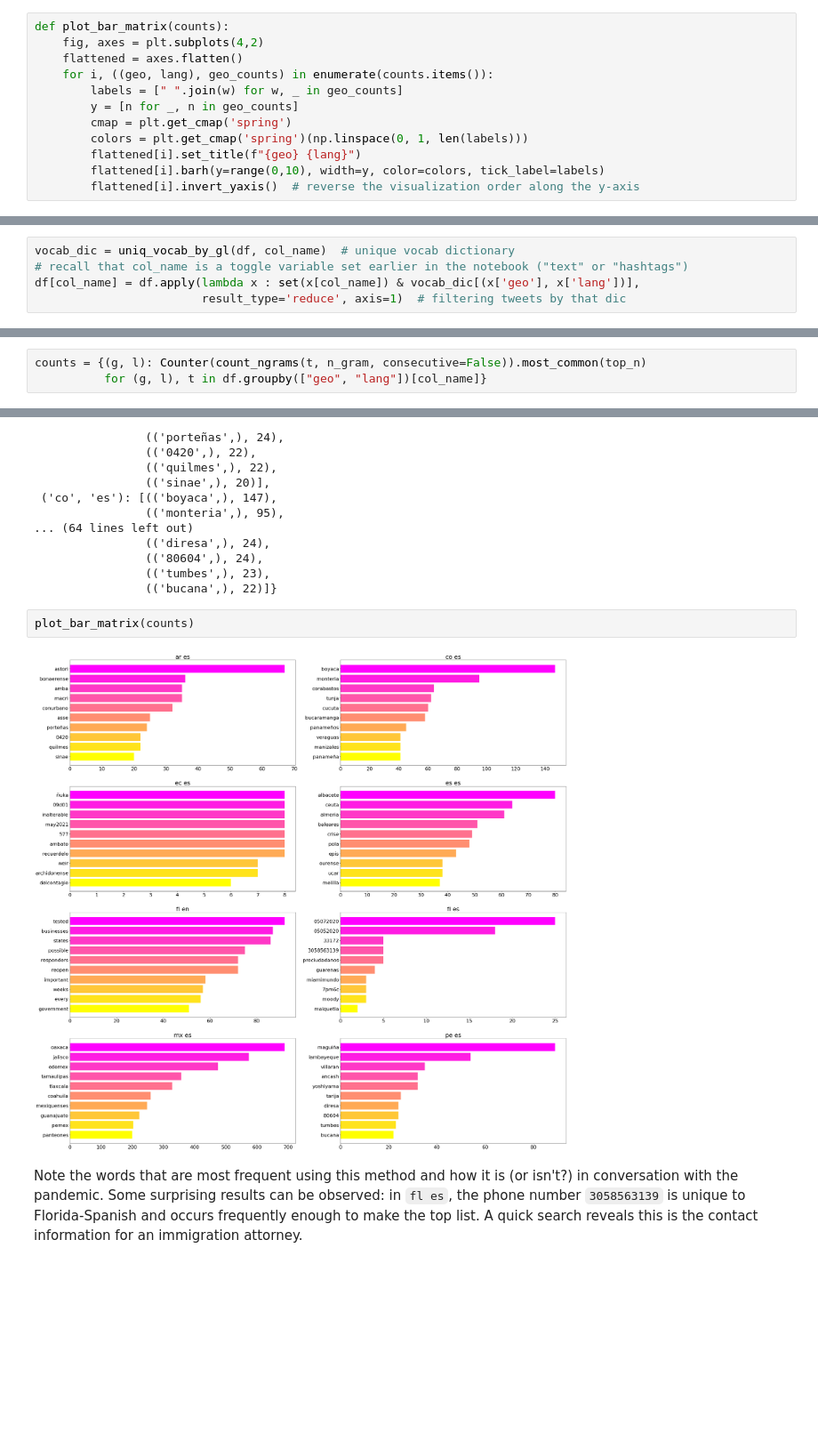
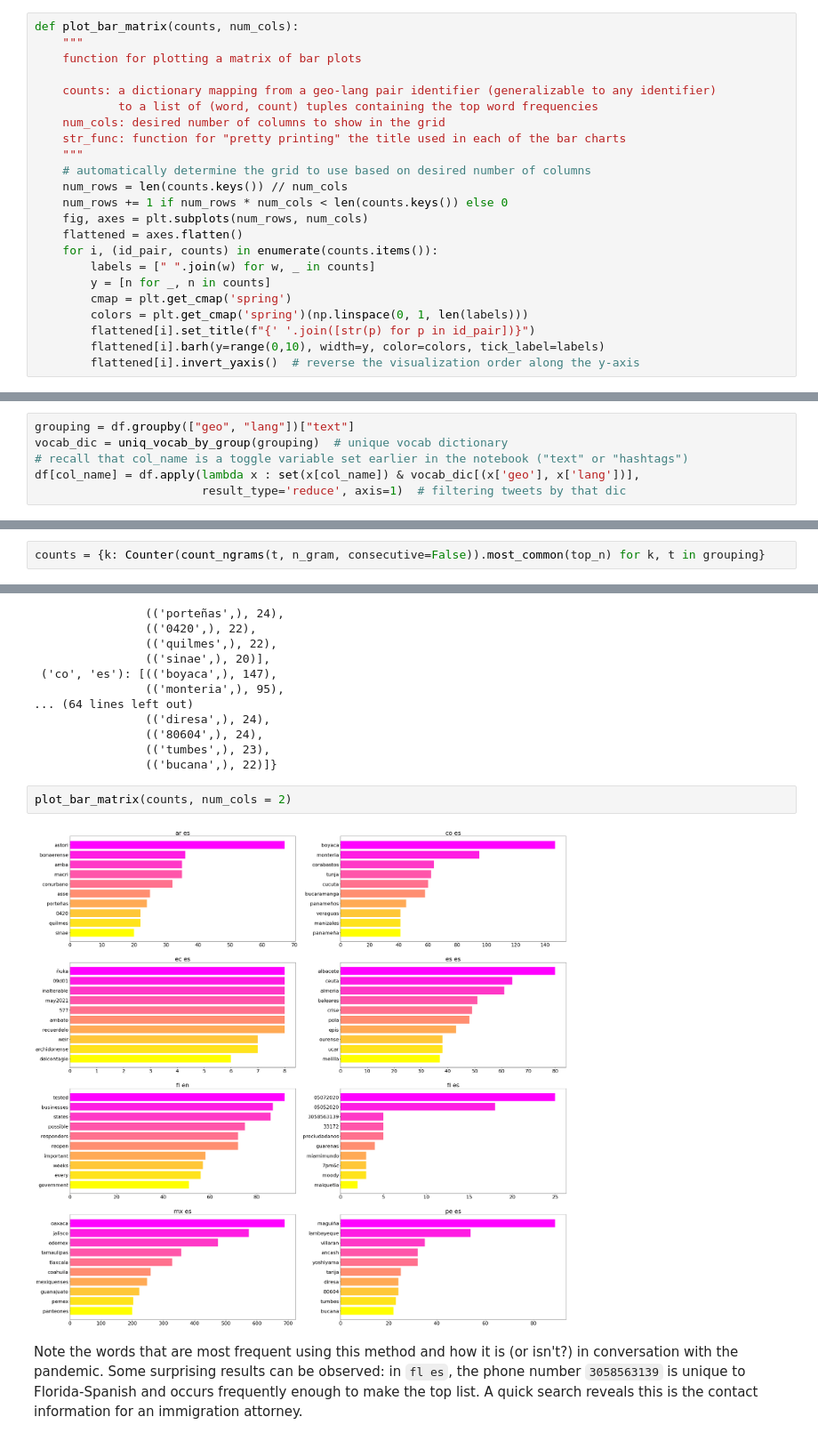
Before and after one commit to dh-miami/narratives_covid19, a Jupyter notebook: scripts/freq_analysis/top_ngrams.ipynb, the cells around one changed output, grey strips where cells are left out. Shown: that part at 89% size. Drawn from its saved outputs; the diff is of its cells as text; blank space fills up the shorter version.

```diff
--- a/scripts/freq_analysis/top_ngrams.ipynb
+++ b/scripts/freq_analysis/top_ngrams.ipynb
@@ -124,15 +124,26 @@ plt.rcParams.update({'font.size': 22})  # setting font size
 # %% [markdown]
 We create a matrix of bar charts, one for each location-language pair. The order visualization can be reversed by toggling the `invert_yaxis()` function call in `plot_bar_matrix()`.
 # %%
-def plot_bar_matrix(counts):
-    fig, axes = plt.subplots(4,2)
+def plot_bar_matrix(counts, num_cols):
+    """
+    function for plotting a matrix of bar plots
+
+    counts: a dictionary mapping from a geo-lang pair identifier (generalizable to any identifier)
+            to a list of (word, count) tuples containing the top word frequencies
+    num_cols: desired number of columns to show in the grid
+    str_func: function for "pretty printing" the title used in each of the bar charts
+    """
+    # automatically determine the grid to use based on desired number of columns
+    num_rows = len(counts.keys()) // num_cols
+    num_rows += 1 if num_rows * num_cols < len(counts.keys()) else 0
+    fig, axes = plt.subplots(num_rows, num_cols)
     flattened = axes.flatten()
-    for i, ((geo, lang), geo_counts) in enumerate(counts.items()):
-        labels = [" ".join(w) for w, _ in geo_counts]
-        y = [n for _, n in geo_counts]
+    for i, (id_pair, counts) in enumerate(counts.items()):
+        labels = [" ".join(w) for w, _ in counts]
+        y = [n for _, n in counts]
         cmap = plt.get_cmap('spring')
         colors = plt.get_cmap('spring')(np.linspace(0, 1, len(labels)))
-        flattened[i].set_title(f"{geo} {lang}")
+        flattened[i].set_title(f"{' '.join([str(p) for p in id_pair])}")
         flattened[i].barh(y=range(0,10), width=y, color=colors, tick_label=labels)
         flattened[i].invert_yaxis()  # reverse the visualization order along the y-axis
 # %%
@@ -195,13 +206,13 @@ We can invoke the function `uniq_vocab_by_gl()` from *coveet* to retrieve a dict
 # %%
-vocab_dic = uniq_vocab_by_gl(df, col_name)  # unique vocab dictionary
+grouping = df.groupby(["geo", "lang"])["text"]
+vocab_dic = uniq_vocab_by_group(grouping)  # unique vocab dictionary
 # recall that col_name is a toggle variable set earlier in the notebook ("text" or "hashtags")
 df[col_name] = df.apply(lambda x : set(x[col_name]) & vocab_dic[(x['geo'], x['lang'])],
                         result_type='reduce', axis=1)  # filtering tweets by that dic
 # %% [markdown]
 Let's visualize top frequencies!
 # %%
-counts = {(g, l): Counter(count_ngrams(t, n_gram, consecutive=False)).most_common(top_n)
-          for (g, l), t in df.groupby(["geo", "lang"])[col_name]}
+counts = {k: Counter(count_ngrams(t, n_gram, consecutive=False)).most_common(top_n) for k, t in grouping}
 # %%
 pprint(counts)
 # %% [output]
@@ -223,8 +234,8 @@ pprint(counts)
                 (('tumbes',), 23),
                 (('bucana',), 22)]}
 # %%
-plot_bar_matrix(counts)
+plot_bar_matrix(counts, num_cols = 2)
 # %% [output]
-[figure, old version]
+[figure, new version]
 # %% [markdown]
 Note the words that are most frequent using this method and how it is (or isn't?) in conversation with the pandemic. Some surprising results can be observed: in `fl es`, the phone number `3058563139` is unique to Florida-Spanish and occurs frequently enough to make the top list. A quick search reveals this is the contact information for an immigration attorney.
```
Also changed, not shown: parts of 22 cells of this notebook, 5 other files.
